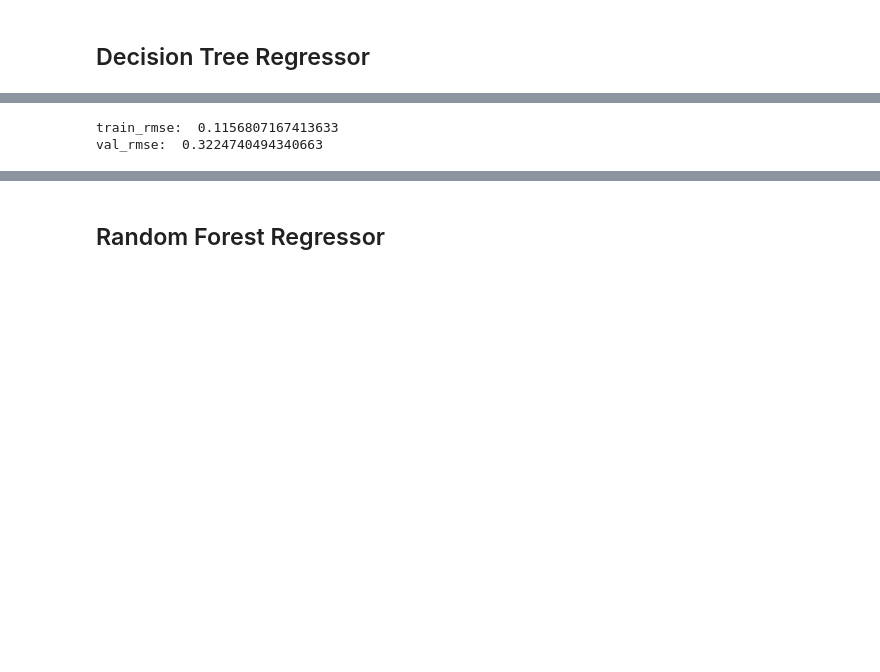
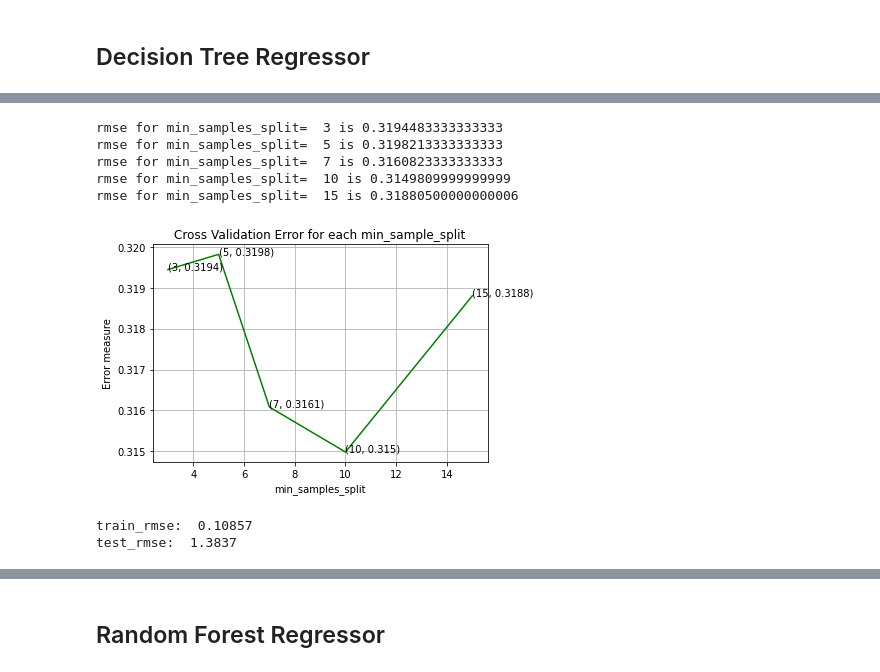
Before and after one commit to kishoreyakkanti/Predict-Future-Sales, a Jupyter notebook: Models.ipynb, the cells around one changed output, grey strips where cells are left out. Drawn from its saved outputs; the diff is of its cells as text; code cells hidden in the pictures; blank space fills up the shorter version.

```diff
--- a/Models.ipynb
+++ b/Models.ipynb
@@ -77,0 +172,38 @@ val_rmse:  0.34009403076755784
+# %%
+min_samples_split=[3,5,7,10,15]
+cv_rmse_array=[]
+for i in tqdm(min_samples_split):
+  cv_scores=[]
+  for k in range(4,34):
+    X_train_=data_[data_['date_block_num']<k].drop('item_cnt_month',axis=1)
+    y_train_=data_[data_['date_block_num']<k]['item_cnt_month']
+    X_cv=data_[data_['date_block_num']==k].drop('item_cnt_month', axis=1)
+    y_cv=data_[data_['date_block_num']==k]['item_cnt_month']
+
+    dt=DecisionTreeRegressor(max_depth=max_depth[best_max_depth],min_samples_split=i)
+    dt.fit(X_train_,y_train_)
+    y_cvpred=dt.predict(X_cv).clip(0,20)
+    cv_scores.append(root_mean_squared_error(y_cv,y_cvpred))
+  cv_rmse_array.append(np.mean(cv_scores))
+# %%
+for i in range(len(cv_rmse_array)):
+    print ('rmse for min_samples_split= ',min_samples_split[i],'is',cv_rmse_array[i])
+
+best_min_samples_split= np.argmin(cv_rmse_array)
+
+fig, ax = plt.subplots()
+ax.plot(min_samples_split, cv_rmse_array,c='g')
+for i, txt in enumerate(np.round(cv_rmse_array,5)):
+    ax.annotate((min_samples_split[i],np.round(txt,4)), (min_samples_split[i],cv_rmse_array[i]))
+plt.grid()
+plt.title("Cross Validation Error for each min_sample_split")
+plt.xlabel("min_samples_split")
+plt.ylabel("Error measure")
+plt.show()
+# %% [output]
+rmse for min_samples_split=  3 is 0.3194483333333333
+rmse for min_samples_split=  5 is 0.3198213333333333
+rmse for min_samples_split=  7 is 0.3160823333333333
+rmse for min_samples_split=  10 is 0.3149809999999999
+rmse for min_samples_split=  15 is 0.31880500000000006
+[figure, added]
@@ -84,7 +220 @@ y_valpred=dt_model.predict(X_val).clip(0,20)
 y_testpred=dt_model.predict(X_test).clip(0,20)
-# %%
-print("train_rmse: ",np.sqrt(mean_squared_error(y_train,y_trainpred)))
-print("val_rmse: ",np.sqrt(mean_squared_error(y_val,y_valpred)))
-# %% [output]
-train_rmse:  0.1156807167413633
-val_rmse:  0.3224740494340663
@@ -90,0 +227,6 @@ val_rmse:  0.3224740494340663
+# %%
+print("train_rmse: ",root_mean_squared_error(y_train,y_trainpred))
+print("test_rmse: ",1.3837)
+# %% [output]
+train_rmse:  0.10857
+test_rmse:  1.3837
```
Also changed, not shown: parts of 84 cells of this notebook.
